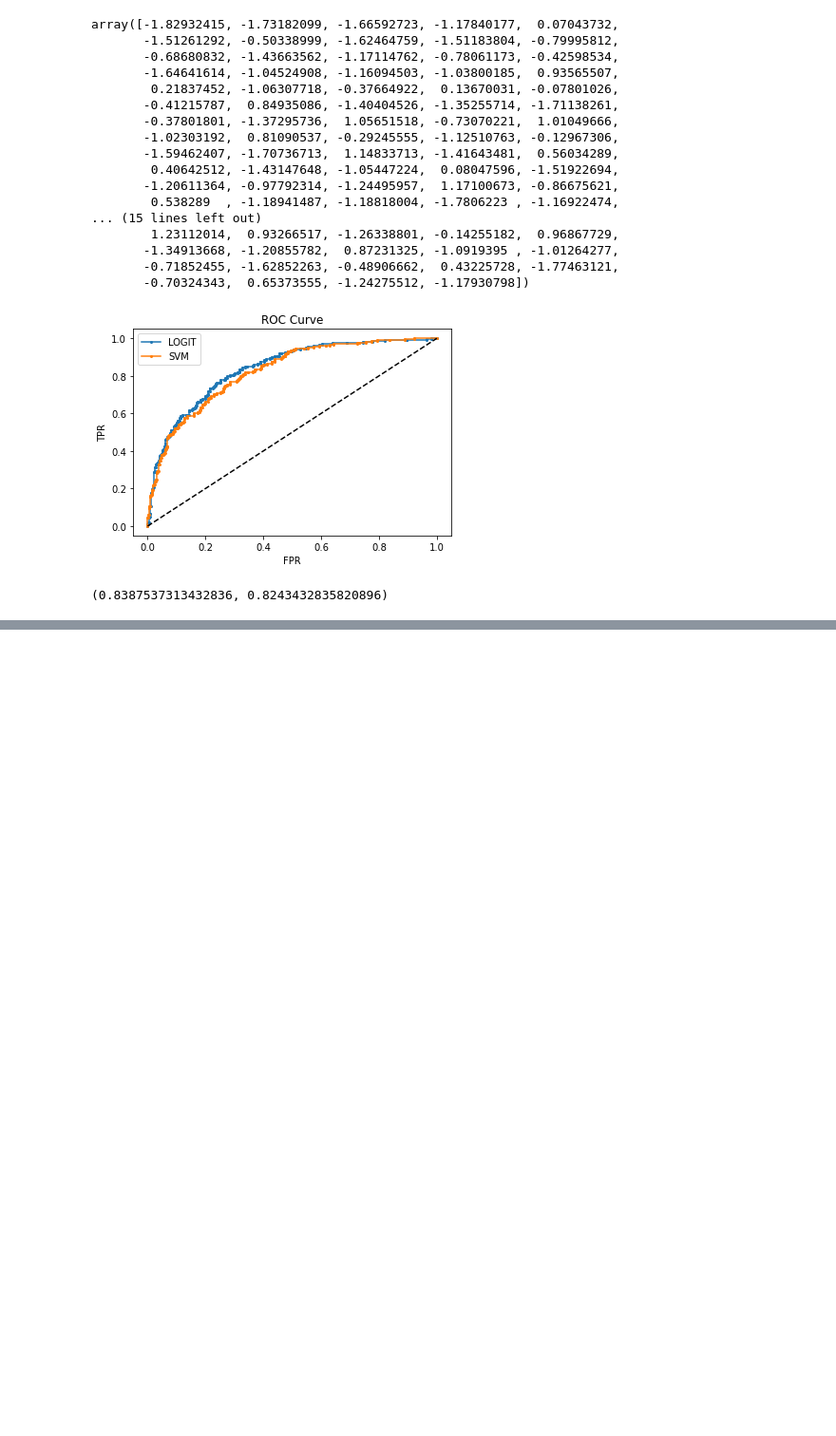
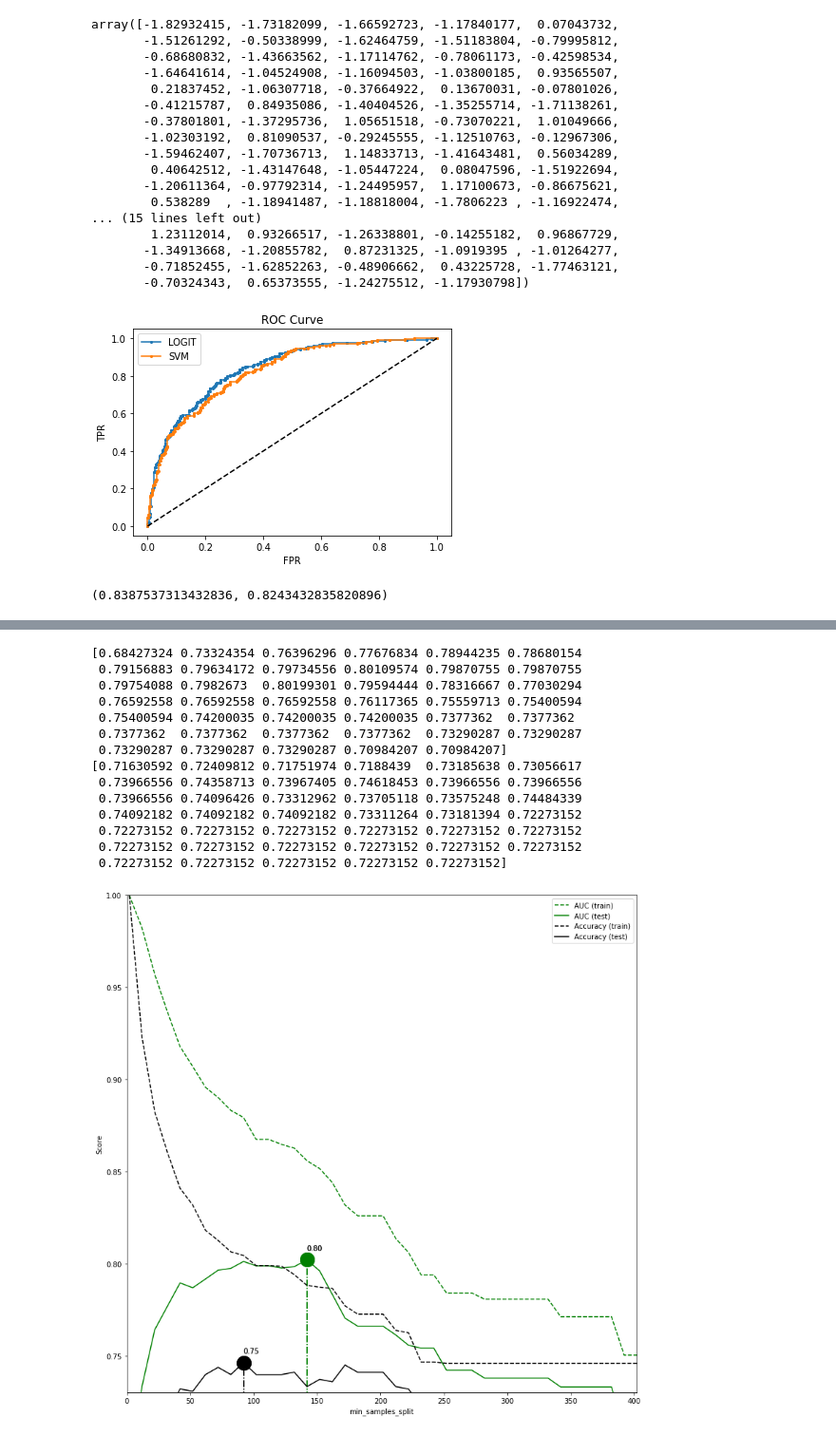
Before and after one commit to rileyko/PythonStudy, a Jupyter notebook: Classification/DecisionTree.ipynb, the cells around one changed output, grey strips where cells are left out. Shown: that part at 95% size. Cells and saved outputs as stored; diff of their text form; code cells hidden in the pictures; blank space fills up the shorter version.

Commit message:
finish Decision Tree

```diff
--- a/Classification/DecisionTree.ipynb
+++ b/Classification/DecisionTree.ipynb
@@ -489,0 +499,63 @@ auc(fpr1, tpr1), auc(fpr2, tpr2)
+# %%
+import pandas as pd
+df = pd.read_csv('datasets/diabetes.csv')
+X = df[['Pregnancies', 'Glucose', 'BloodPressure', 'SkinThickness', 'Insulin',
+       'BMI', 'DiabetesPedigreeFunction', 'Age']]
+y = df['Outcome']
+
+from sklearn.metrics import make_scorer, accuracy_score
+from sklearn.model_selection import GridSearchCV
+from sklearn.tree import DecisionTreeClassifier
+scoring = {'AUC': 'roc_auc', 'Accuracy': make_scorer(accuracy_score)}
+gs = GridSearchCV(DecisionTreeClassifier(random_state=42), param_grid={'min_samples_split':range(2, 403, 10)}, scoring=scoring, refit='AUC', return_train_score=True)
+gs.fit(X, y)
+results = gs.cv_results_
+
+print(results['mean_test_AUC'])
+print(results['mean_test_Accuracy'])
+
+%matplotlib inline
+from matplotlib import pyplot as plt
+import numpy as np
+
+plt.figure(figsize=(13, 13))
+plt.xlabel("min_samples_split")
+plt.ylabel("Score")
+
+ax = plt.gca() #current axes 반환
+ax.set_xlim(0, 402)
+ax.set_ylim(0.73, 1)
+
+#min_samples_split의 값
+X_axis = np.array(results["param_min_samples_split"].data, dtype=float)
+for scorer, color in zip(sorted(scoring), ['g','k']):
+    for sample, style in (('train', '--'), ('test','-')):
+        sample_score_mean = results['mean_%s_%s'%(sample, scorer)]
+        ax.plot(X_axis, sample_score_mean, style, color=color, label="%s (%s)"%(scorer, sample))
+        best_index = np.argmax(results['mean_test_%s'%scorer])
+        best_score = results["mean_test_%s"%scorer][best_index]
+
+        #최고 점수에 수직선 표시
+        ax.plot([X_axis[best_index], ]*2, [0, best_score], linestyle='-.', color= color, marker='o', ms=20)
+        # 최고 점수 표시
+        ax.annotate("%0.2f"%best_score, (X_axis[best_index], best_score + 0.005))
+
+plt.legend()
+plt.grid(False)
+plt.show()
+# %% [output]
+[0.68427324 0.73324354 0.76396296 0.77676834 0.78944235 0.78680154
+ 0.79156883 0.79634172 0.79734556 0.80109574 0.79870755 0.79870755
+ 0.79754088 0.7982673  0.80199301 0.79594444 0.78316667 0.77030294
+ 0.76592558 0.76592558 0.76592558 0.76117365 0.75559713 0.75400594
+ 0.75400594 0.74200035 0.74200035 0.74200035 0.7377362  0.7377362
+ 0.7377362  0.7377362  0.7377362  0.7377362  0.73290287 0.73290287
+ 0.73290287 0.73290287 0.73290287 0.70984207 0.70984207]
+[0.71630592 0.72409812 0.71751974 0.7188439  0.73185638 0.73056617
+ 0.73966556 0.74358713 0.73967405 0.74618453 0.73966556 0.73966556
+ 0.73966556 0.74096426 0.73312962 0.73705118 0.73575248 0.74484339
+ 0.74092182 0.74092182 0.74092182 0.73311264 0.73181394 0.72273152
+ 0.72273152 0.72273152 0.72273152 0.72273152 0.72273152 0.72273152
+ 0.72273152 0.72273152 0.72273152 0.72273152 0.72273152 0.72273152
+ 0.72273152 0.72273152 0.72273152 0.72273152 0.72273152]
+[figure, added]
```
Also changed, not shown: parts of 7 cells of this notebook, 3 other files.
